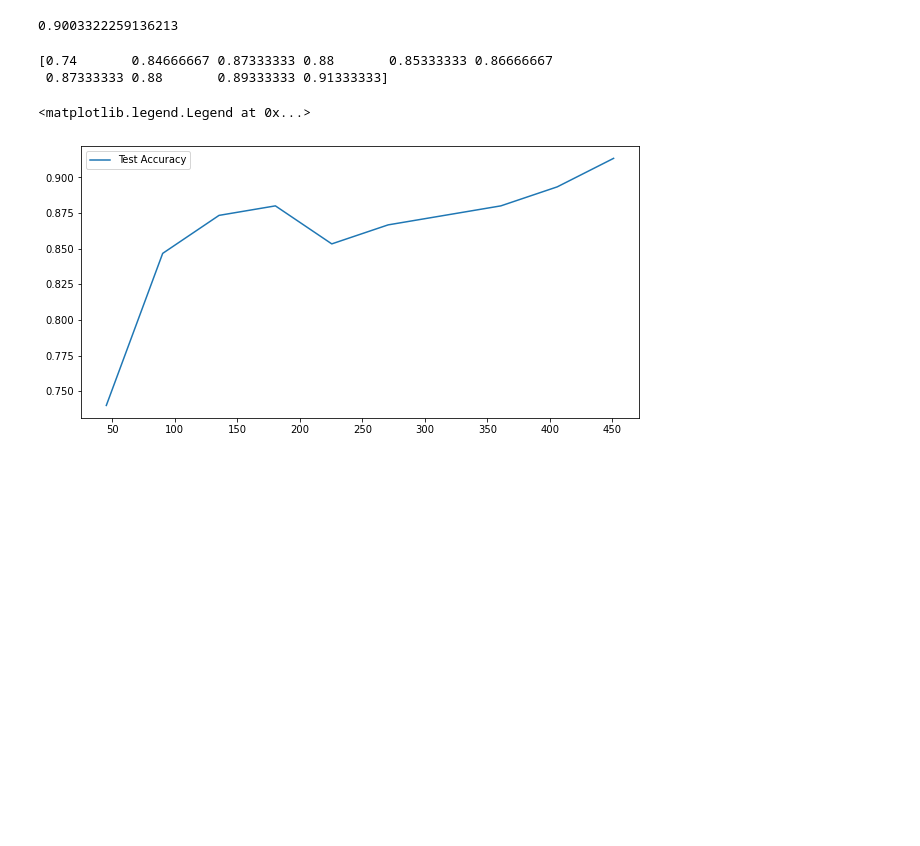
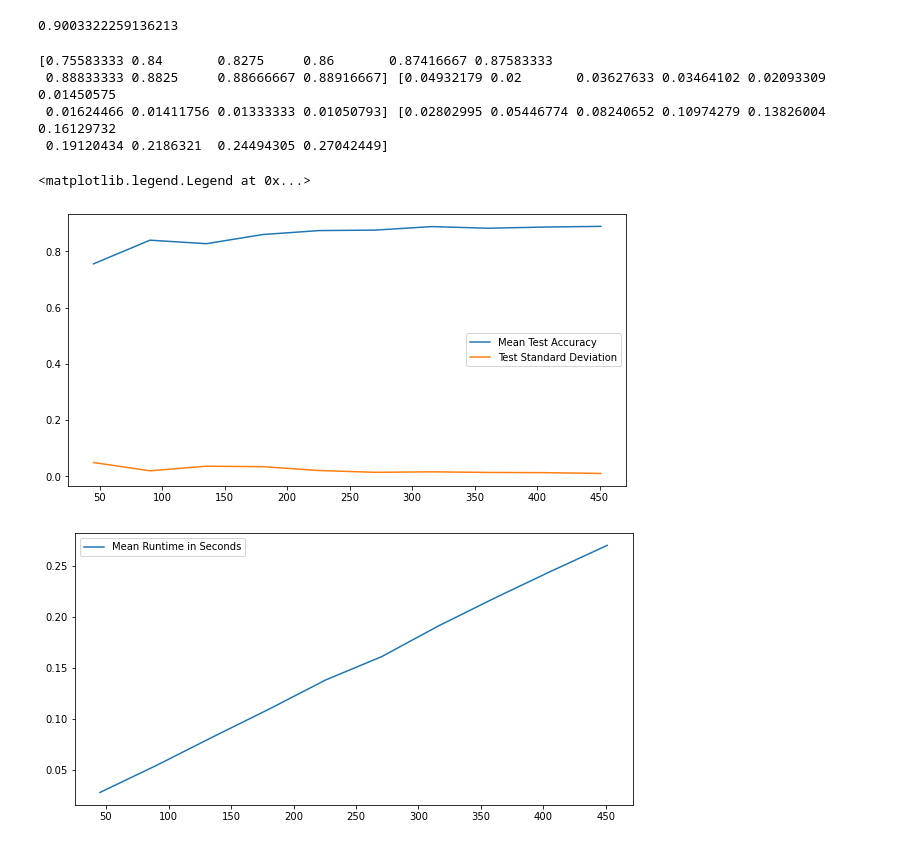
Before and after one commit to DuncanJWood/AI_face_and_digit_classification, a Jupyter notebook: Perceptron_faces.ipynb, the cells around one changed output. Drawn from its saved outputs; the diff is of its cells as text; code cells hidden in the pictures; blank space fills up the shorter version.

```diff
--- a/Perceptron_faces.ipynb
+++ b/Perceptron_faces.ipynb
@@ -55,31 +53,48 @@ def run_perceptron_faces(weights, labels, zones, bias):
             tally += 1
     return (tally/len(labels))
 # %%
-w, b = train_perceptron_faces(1000, train_labels, train_zones)
+w, b = train_perceptron_faces(2000, train_labels, train_zones)
 
 run_perceptron_faces(w, validation_labels, vzones, b)
 # %% [output]
 0.9003322259136213
 # %%
-def run_percentage(zones, labels, tzones, tlabels):
-    accuracy = np.zeros(10, dtype=np.float64)
+def run_percentage(zones, labels, tzones, tlabels, iters):
+    mean_acc = np.zeros(10)
+    std = np.zeros(10)
+    mean_runtime = np.zeros(10)
     for i in range(1,11):
-        amount = int(0.1 * i * len(zones[0][0]) -1)
-        available_indices = np.random.choice(len(zones[0][0]), amount, replace = False)
-        available_zones = zones[:,:,available_indices]
-        available_labels= labels[available_indices]
-        w, b = train_perceptron_faces(100, available_labels, available_zones)
-        accuracy[i-1] = run_perceptron_faces(w, tlabels, tzones, b)
-    return accuracy
+        accuracy = np.zeros(iters, dtype=np.float64)
+        runtime = np.zeros(iters, dtype=np.float64)
+        for j in range(iters):
+            start_time = time.time()
+            amount = int(0.1 * i * len(zones[0][0]))
+            available_indices = np.random.choice(len(zones[0][0]), amount, replace = False)
+            available_zones = zones[:,:,available_indices]
+            available_labels= labels[available_indices]
+            w, b = train_perceptron_faces(200, available_labels, available_zones)
+            accuracy[j-1] = run_perceptron_faces(w, tlabels, tzones, b)
+            runtime[j-1] = time.time()-start_time
+        mean_acc[i-1] = np.mean(accuracy)
+        std[i-1] = np.std(accuracy)
+        mean_runtime[i-1] = np.mean(runtime)
+    return mean_acc, std, mean_runtime
 # %%
 x = np.linspace(.1*train_images.shape[0], train_images.shape[0], 10)
-acc = run_percentage(train_zones, train_labels, test_zones, test_labels)
-print(acc)
-plt.figure(figsize = (10, 5))
-plt.plot(x, acc[:], label = "Test Accuracy")
+acc, std, runtime= run_percentage(train_zones, train_labels, test_zones, test_labels, 8)
+print(acc, std, runtime)
+plt.figure(0,figsize = (10, 5))
+plt.plot(x, acc[:], label = "Mean Test Accuracy")
+plt.plot(x, std[:], label = "Test Standard Deviation")
 plt.legend()
+plt.figure(1, figsize=(10,5))
+plt.plot(x, runtime[:], label = "Mean Runtime in Seconds")
+plt.legend()
 # %% [output]
-[0.74       0.84666667 0.87333333 0.88       0.85333333 0.86666667
- 0.87333333 0.88       0.89333333 0.91333333]
+[0.75583333 0.84       0.8275     0.86       0.87416667 0.87583333
+ 0.88833333 0.8825     0.88666667 0.88916667] [0.04932179 0.02       0.03627633 0.03464102 0.02093309 0.01450575
+ 0.01624466 0.01411756 0.01333333 0.01050793] [0.02802995 0.05446774 0.08240652 0.10974279 0.13826004 0.16129732
+ 0.19120434 0.2186321  0.24494305 0.27042449]
 <matplotlib.legend.Legend at 0x...>
-[figure, old version]
+[figure, new version]
+[figure, added]
```
Also changed, not shown: parts of 2 cells of this notebook, 2 other files.
